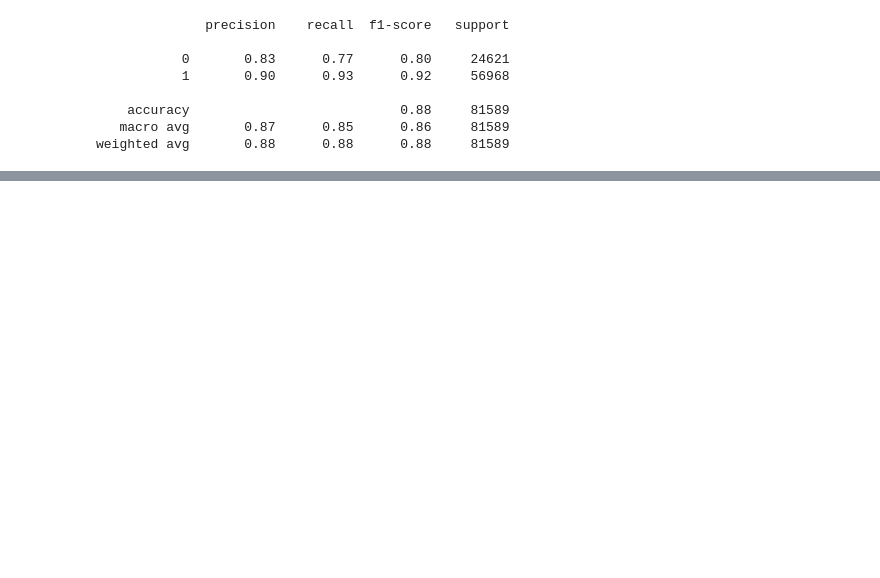
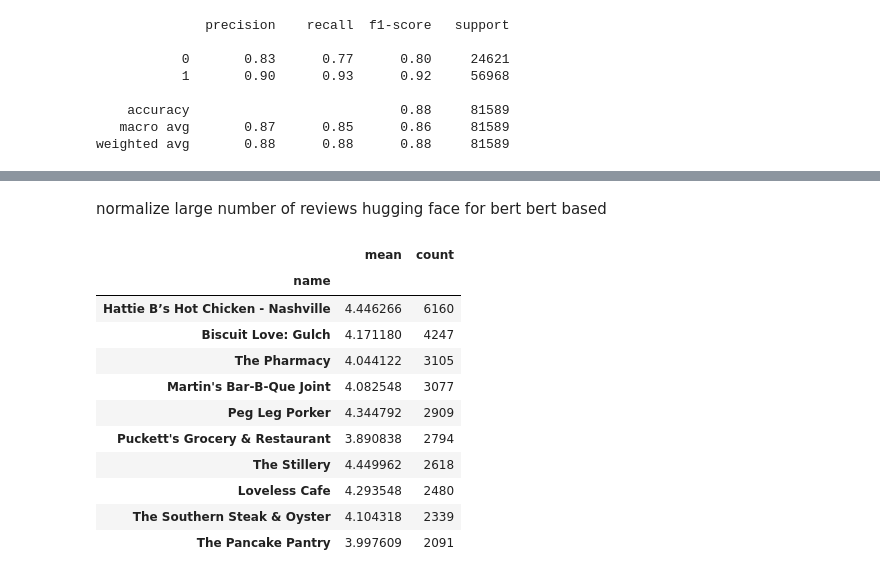
Before and after one commit to essetetsahai/capstone-yelp, a Jupyter notebook: notebooks/05_TF-IDF.ipynb, the cells around one changed output, grey strips where cells are left out. Cells and saved outputs as stored; diff of their text form; code cells hidden in the pictures; blank space fills up the shorter version.

```diff
--- a/notebooks/05_TF-IDF.ipynb
+++ b/notebooks/05_TF-IDF.ipynb
@@ -370,0 +613,19 @@ Important words in negative reviews
+# %% [markdown]
+normalize large number of reviews
+hugging face for bert
+bert based
+# %%
+df.groupby('name')['review_stars'].agg(['mean', 'count']).sort_values(ascending = False, by='count').head(10)
+# %% [output]
+|  | mean | count |
+| name |  |  |
+| Hattie B’s Hot Chicken - Nashville | 4.446266 | 6160 |
+| Biscuit Love: Gulch | 4.171180 | 4247 |
+| The Pharmacy | 4.044122 | 3105 |
+| Martin's Bar-B-Que Joint | 4.082548 | 3077 |
+| Peg Leg Porker | 4.344792 | 2909 |
+| Puckett's Grocery & Restaurant | 3.890838 | 2794 |
+| The Stillery | 4.449962 | 2618 |
+| Loveless Cafe | 4.293548 | 2480 |
+| The Southern Steak & Oyster | 4.104318 | 2339 |
+| The Pancake Pantry | 3.997609 | 2091 |
```
Also changed, not shown: parts of 72 cells of this notebook.
